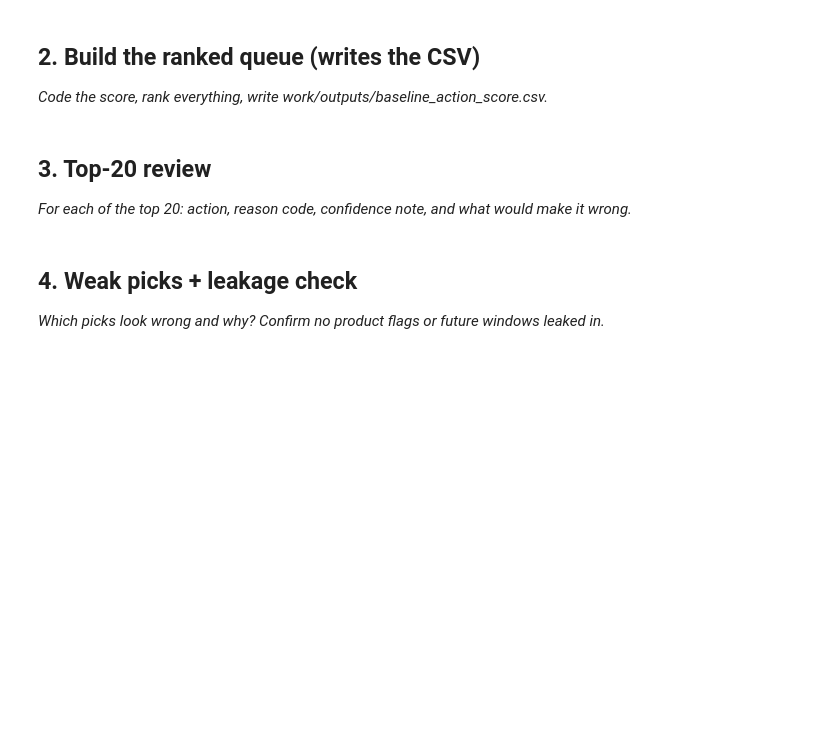
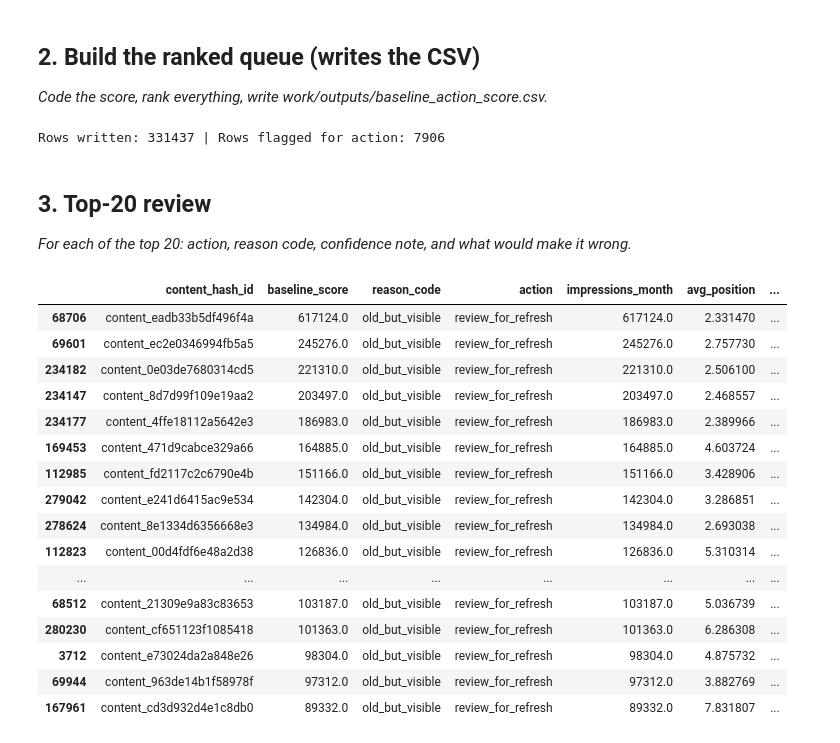
Before and after one commit to Farrukh776/flyrank-ai, a Jupyter notebook: work/notebooks/w04_baseline_score.ipynb, the cells around one changed output. Saved outputs shown, nothing was run; the diff lists cells and outputs as text; code cells hidden in the pictures; blank space fills up the shorter version.

```diff
--- a/work/notebooks/w04_baseline_score.ipynb
+++ b/work/notebooks/w04_baseline_score.ipynb
@@ -15,0 +64,10 @@ This skeleton is yours to fill. Work the sections **in order** — each one has
+# %%
+def age_bucket(d):
+    if pd.isna(d): return "unknown"
+    if d < 180: return "new (<180d)"
+    if d < 365: return "aging (180-365d)"
+    return "old (365d+)"
+
+df["age_bucket"] = df["content_age_days"].apply(age_bucket)
+age_check = df.groupby("age_bucket").agg(n=("declined", "size"), decline_rate=("declined", "mean"))
+age_check
@@ -15,0 +82,11 @@ This skeleton is yours to fill. Work the sections **in order** — each one has
+# %%
+def position_tier(p):
+    if pd.isna(p): return "unknown"
+    if p <= 3: return "1-3"
+    if p <= 10: return "4-10"
+    if p <= 20: return "11-20"
+    return "21+"
+
+df["position_tier"] = df["avg_position"].apply(position_tier)
+ctr_check = df.groupby("position_tier").agg(n=("ctr", "count"), mean_ctr=("ctr", "mean"))
+ctr_check
@@ -23,3 +105,18 @@ This skeleton is yours to fill. Work the sections **in order** — each one has
+# %%
+df["stale_flag"] = (df["content_age_days"] >= 365).fillna(False).astype(int)
+df["visible_flag"] = (df["impressions_month"] >= 500).fillna(False).astype(int)
+
+df["baseline_score"] = df["stale_flag"] * df["visible_flag"] * df["impressions_month"]
+df["reason_code"] = "old_but_visible"
+df["action"] = np.where(df["baseline_score"] > 0, "review_for_refresh", "no_action")
+
+queue = df.sort_values("baseline_score", ascending=False)
+
+os.makedirs("work/outputs", exist_ok=True)
+queue.to_csv("work/outputs/baseline_action_score.csv", index=False)
+print("Rows written:", len(queue), "| Rows flagged for action:", (queue["action"] == "review_for_refresh").sum())
+# %% [output]
+Rows written: 331437 | Rows flagged for action: 7906
 # %% [markdown]
 ## 3. Top-20 review
 
@@ -30,4 +123,0 @@ This skeleton is yours to fill. Work the sections **in order** — each one has
-# %% [markdown]
-## 4. Weak picks + leakage check
-
-*Which picks look wrong and why? Confirm no product flags or future windows leaked in.*
@@ -36,0 +124,22 @@ This skeleton is yours to fill. Work the sections **in order** — each one has
+# %%
+top20 = queue.head(20)[["content_hash_id", "baseline_score", "reason_code", "action",
+                          "impressions_month", "avg_position", "content_age_days"]]
+top20
+# %% [output]
+|  | content_hash_id | baseline_score | reason_code | action | impressions_month | avg_position | ... |
+| 68706 | content_eadb33b5df496f4a | 617124.0 | old_but_visible | review_for_refresh | 617124.0 | 2.331470 | ... |
+| 69601 | content_ec2e0346994fb5a5 | 245276.0 | old_but_visible | review_for_refresh | 245276.0 | 2.757730 | ... |
+| 234182 | content_0e03de7680314cd5 | 221310.0 | old_but_visible | review_for_refresh | 221310.0 | 2.506100 | ... |
+| 234147 | content_8d7d99f109e19aa2 | 203497.0 | old_but_visible | review_for_refresh | 203497.0 | 2.468557 | ... |
+| 234177 | content_4ffe18112a5642e3 | 186983.0 | old_but_visible | review_for_refresh | 186983.0 | 2.389966 | ... |
+| 169453 | content_471d9cabce329a66 | 164885.0 | old_but_visible | review_for_refresh | 164885.0 | 4.603724 | ... |
+| 112985 | content_fd2117c2c6790e4b | 151166.0 | old_but_visible | review_for_refresh | 151166.0 | 3.428906 | ... |
+| 279042 | content_e241d6415ac9e534 | 142304.0 | old_but_visible | review_for_refresh | 142304.0 | 3.286851 | ... |
+| 278624 | content_8e1334d6356668e3 | 134984.0 | old_but_visible | review_for_refresh | 134984.0 | 2.693038 | ... |
+| 112823 | content_00d4fdf6e48a2d38 | 126836.0 | old_but_visible | review_for_refresh | 126836.0 | 5.310314 | ... |
+| ... | ... | ... | ... | ... | ... | ... | ... |
+| 68512 | content_21309e9a83c83653 | 103187.0 | old_but_visible | review_for_refresh | 103187.0 | 5.036739 | ... |
+| 280230 | content_cf651123f1085418 | 101363.0 | old_but_visible | review_for_refresh | 101363.0 | 6.286308 | ... |
+| 3712 | content_e73024da2a848e26 | 98304.0 | old_but_visible | review_for_refresh | 98304.0 | 4.875732 | ... |
+| 69944 | content_963de14b1f58978f | 97312.0 | old_but_visible | review_for_refresh | 97312.0 | 3.882769 | ... |
+| 167961 | content_cd3d932d4e1c8db0 | 89332.0 | old_but_visible | review_for_refresh | 89332.0 | 7.831807 | ... |
```
Also changed, not shown: parts of 16 cells of this notebook.
